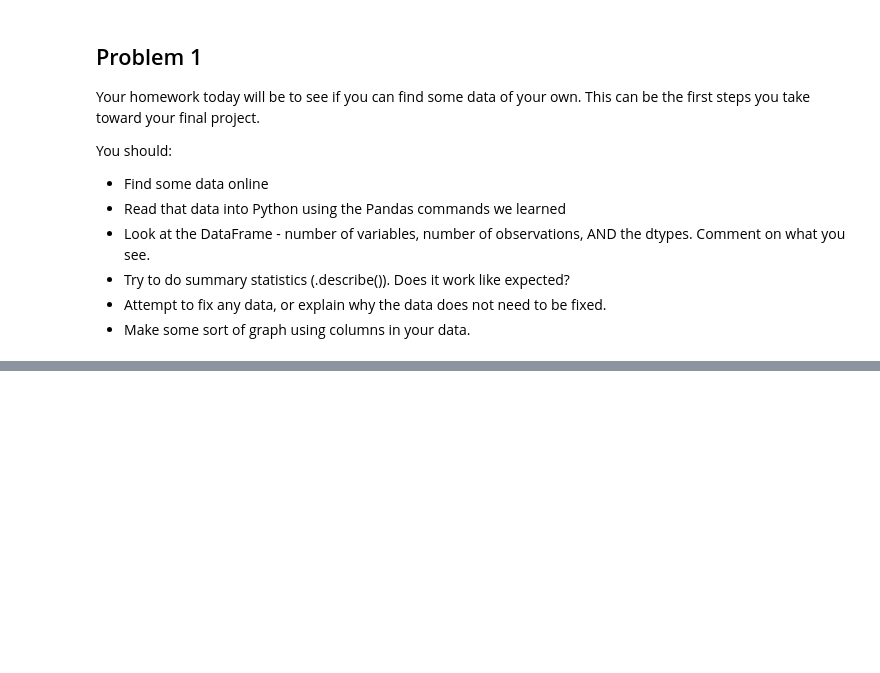
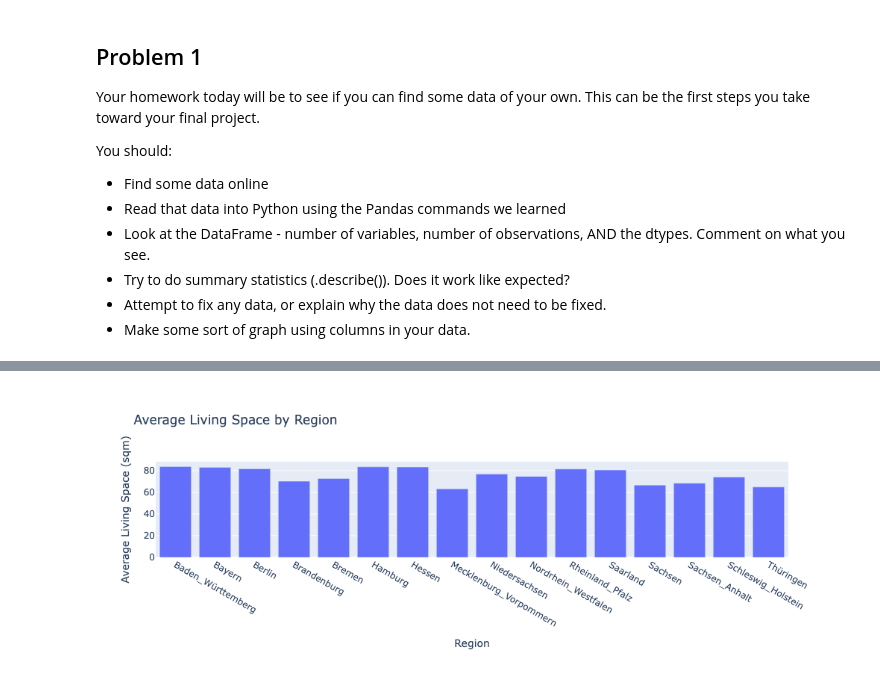
Before and after one commit to julianweber7/Day8, a Jupyter notebook: Day8-HW.ipynb, the cells around one changed output, grey strips where cells are left out. Cells and saved outputs as stored; diff of their text form; code cells hidden in the pictures; blank space fills up the shorter version.

```diff
--- a/Day8-HW.ipynb
+++ b/Day8-HW.ipynb
@@ -196,3 +196,6 @@ You should:
 * Try to do summary statistics (.describe()). Does it work like expected?
 * Attempt to fix any data, or explain why the data does not need to be fixed.
 * Make some sort of graph using columns in your data.
+# %%
+DF_raw=pd.read_csv('germany realestate.csv')
+DF_raw
@@ -198,0 +245,11 @@ You should:
+# %%
+
+average_living_space = DF_raw.groupby('regio1')['livingSpace'].mean().reset_index()
+fig = px.bar(average_living_space,
+             x='regio1',
+             y='livingSpace',
+             title='Average Living Space by Region',
+             labels={'livingSpace': 'Average Living Space (sqm)', 'regio1': 'Region'})
+fig.show()
+# %% [output]
+[figure, added]
```
Also changed, not shown: parts of 4 cells of this notebook.
